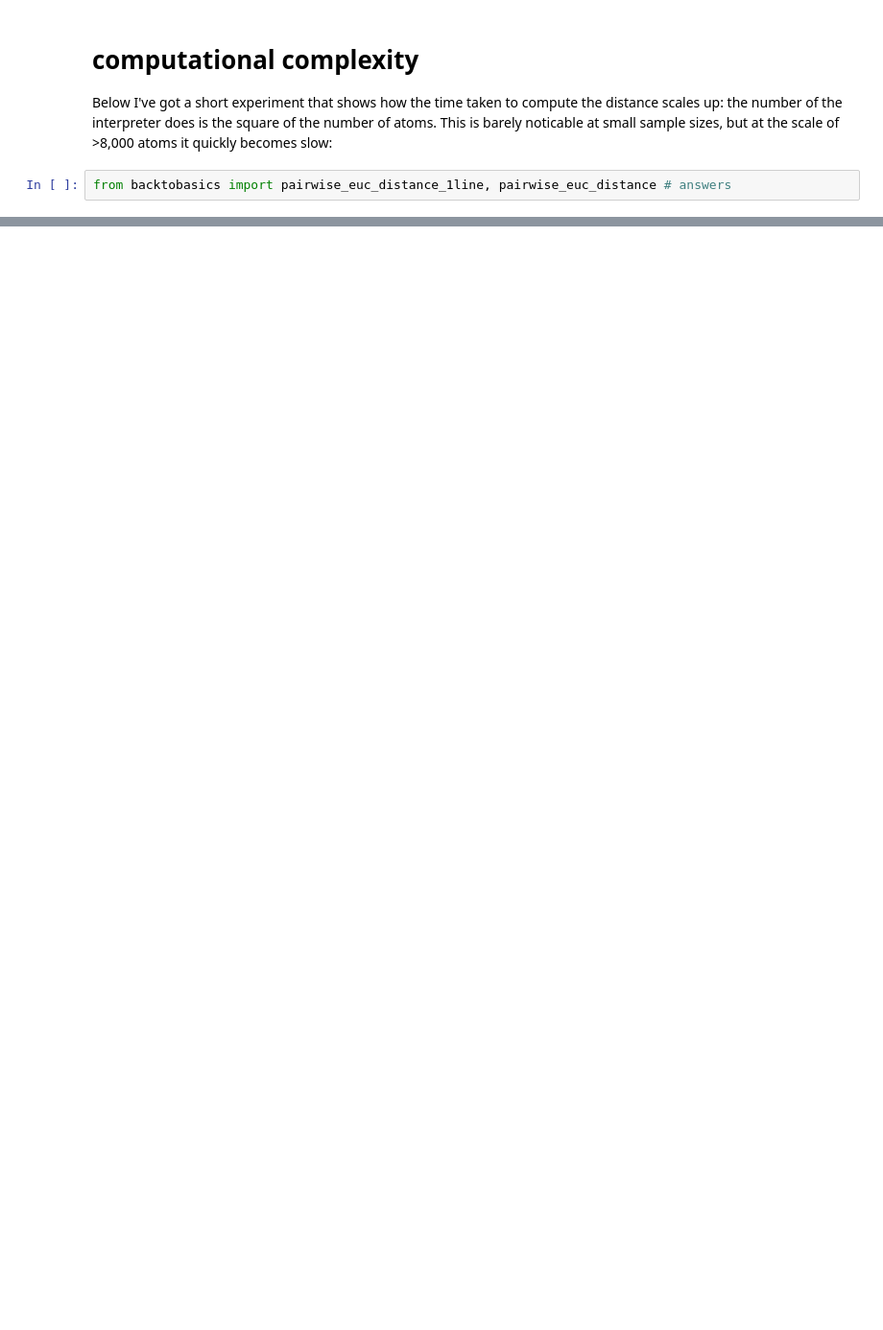
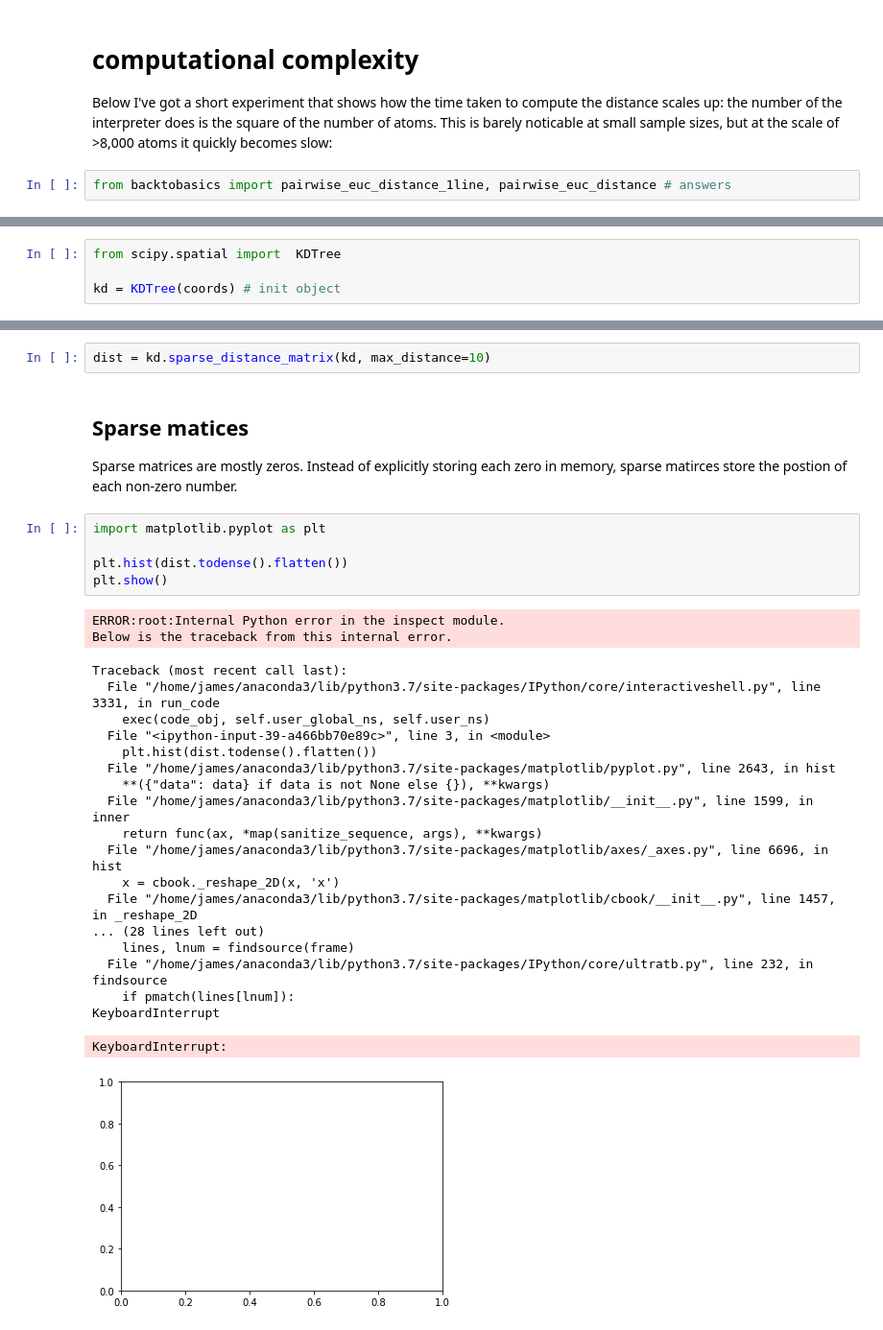
Before and after one commit to UoMMIB/Python-Club, a Jupyter notebook: Tutorials/BackToBasics.ipynb, the cells around one changed output, grey strips where cells are left out. Shown at 96% size. Saved outputs shown, nothing was run; the diff lists cells and outputs as text; blank space fills up the shorter version.

```diff
--- a/Tutorials/BackToBasics.ipynb
+++ b/Tutorials/BackToBasics.ipynb
@@ -1062,0 +1109,4 @@ dir(spatial)
+# %%
+from scipy.spatial import  KDTree
+
+kd = KDTree(coords) # init object
@@ -1062,0 +1131,33 @@ dir(spatial)
+# %%
+dist = kd.sparse_distance_matrix(kd, max_distance=10)
+# %% [markdown]
+## Sparse matices
+
+Sparse matrices are mostly zeros. Instead of explicitly storing each zero in memory, sparse matirces store the postion of each non-zero number.
+# %%
+import matplotlib.pyplot as plt
+
+plt.hist(dist.todense().flatten())
+plt.show()
+# %% [output]
+ERROR:root:Internal Python error in the inspect module.
+Below is the traceback from this internal error.
+Traceback (most recent call last):
+  File "/home/james/anaconda3/lib/python3.7/site-packages/IPython/core/interactiveshell.py", line 3331, in run_code
+    exec(code_obj, self.user_global_ns, self.user_ns)
+  File "<ipython-input-39-a466bb70e89c>", line 3, in <module>
+    plt.hist(dist.todense().flatten())
+  File "/home/james/anaconda3/lib/python3.7/site-packages/matplotlib/pyplot.py", line 2643, in hist
+    **({"data": data} if data is not None else {}), **kwargs)
+  File "/home/james/anaconda3/lib/python3.7/site-packages/matplotlib/__init__.py", line 1599, in inner
+    return func(ax, *map(sanitize_sequence, args), **kwargs)
+  File "/home/james/anaconda3/lib/python3.7/site-packages/matplotlib/axes/_axes.py", line 6696, in hist
+    x = cbook._reshape_2D(x, 'x')
+  File "/home/james/anaconda3/lib/python3.7/site-packages/matplotlib/cbook/__init__.py", line 1457, in _reshape_2D
+... (28 lines left out)
+    lines, lnum = findsource(frame)
+  File "/home/james/anaconda3/lib/python3.7/site-packages/IPython/core/ultratb.py", line 232, in findsource
+    if pmatch(lines[lnum]):
+KeyboardInterrupt
+KeyboardInterrupt:
+[figure, added]
```
Also changed, not shown: parts of 10 cells of this notebook.
